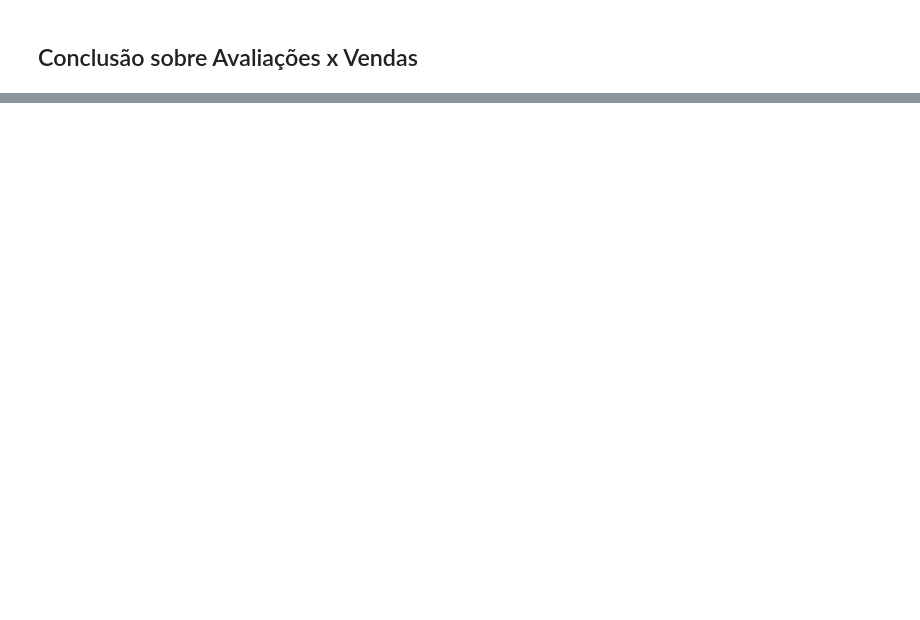
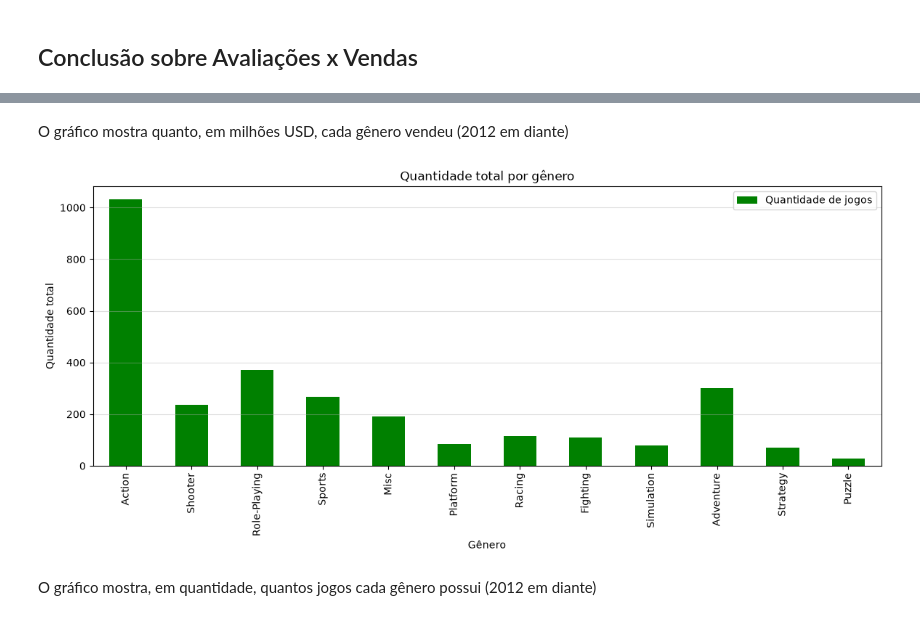
Before and after one commit to vitorcalelo/data-analysis-coursework, a Jupyter notebook: sprint-06-integrated-project-1/integrated-project-1.ipynb, the cells around one changed output, grey strips where cells are left out. Cells and saved outputs as stored; diff of their text form; code cells hidden in the pictures; blank space fills up the shorter version.

```diff
--- a/sprint-06-integrated-project-1/integrated-project-1.ipynb
+++ b/sprint-06-integrated-project-1/integrated-project-1.ipynb
@@ -328,0 +417,16 @@ Correlação - Notas dos Usuários vs Vendas: -0.03
+# %% [markdown]
+O gráfico mostra quanto, em milhões USD, cada gênero vendeu (2012 em diante)
+# %%
+genre_analysis['game_count'].plot(kind='bar',
+                    title='Quantidade total por gênero',
+                    xlabel='Gênero',
+                    ylabel='Quantidade total',
+                    figsize=(14,5),
+                    color='green')
+plt.legend(labels=['Quantidade de jogos'])
+plt.grid(axis='y', alpha=0.4)
+plt.show()
+# %% [output]
+[figure, added]
+# %% [markdown]
+O gráfico mostra, em quantidade, quantos jogos cada gênero possui (2012 em diante)
```
Also changed, not shown: parts of 38 cells of this notebook.
